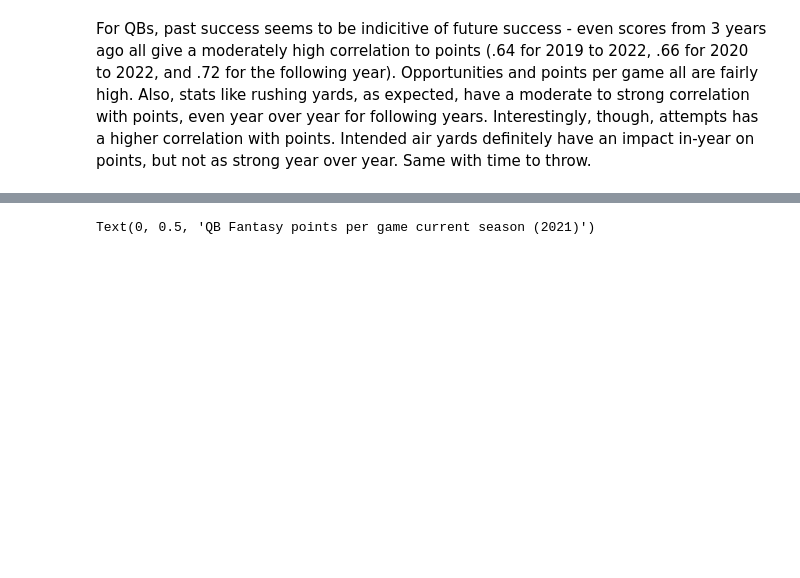
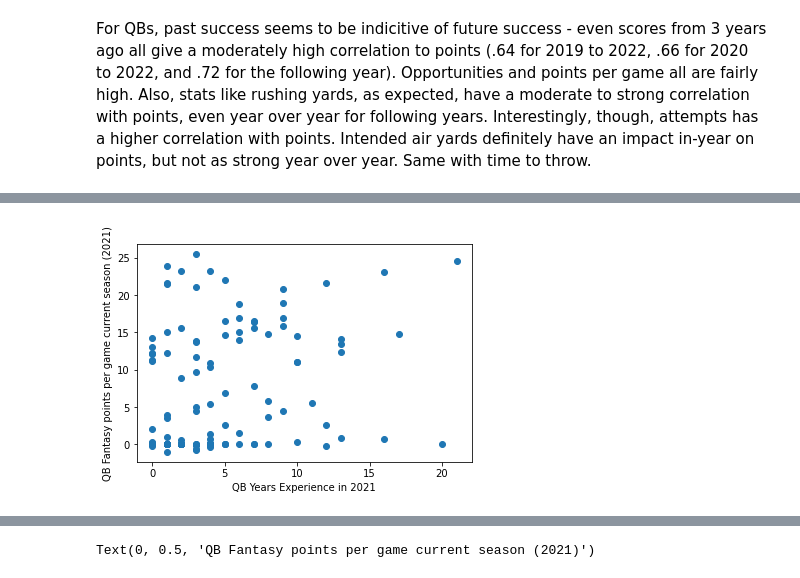
Before and after one commit to stephenkuc/Predicting_Fantasy_Football_Scores, a Jupyter notebook: 3. Fantasy Football - Visualizations.ipynb, the cells around one changed output, grey strips where cells are left out. Drawn from its saved outputs; the diff is of its cells as text; code cells hidden in the pictures; blank space fills up the shorter version.

```diff
--- a/3. Fantasy Football - Visualizations.ipynb
+++ b/3. Fantasy Football - Visualizations.ipynb
@@ -143,0 +164,8 @@ For QBs, past success seems to be indicitive of future success - even scores fro
+# %%
+plt.scatter(qb_wide['years_exp_2021'], qb_wide['te_prem_pts_pg_5ptd_2021'])
+plt.xlabel('QB Years Experience in 2021')
+plt.ylabel('QB Fantasy points per game current season (2021)')
+
+plt.show()
+# %% [output]
+[figure, added]
```
Also changed, not shown: parts of 31 cells of this notebook.
